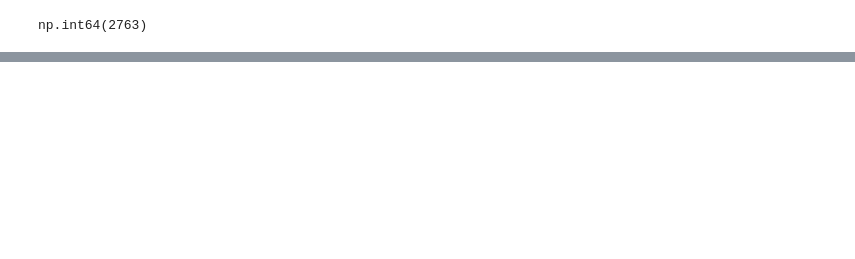
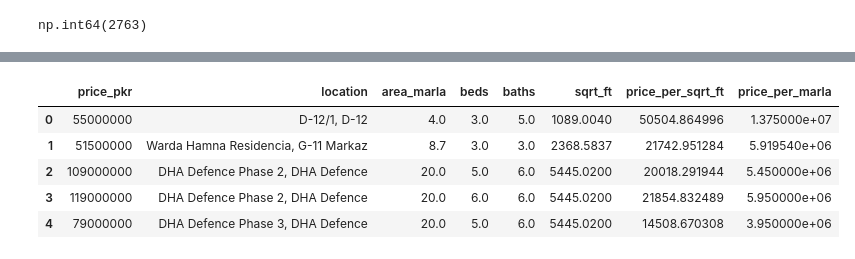
Before and after one commit to aliturab99/Islamabad_House_price_prediction_ML_Project, a Jupyter notebook: Zameen_com_Islamabad_Properties_Data_Science_Project.ipynb, the cells around one changed output, grey strips where cells are left out. Cells and saved outputs as stored; diff of their text form; code cells hidden in the pictures; blank space fills up the shorter version.

Commit message:
Adding New Sqrt_ft and its price feature and also adding price per marla With this cleaning Location names

```diff
--- a/Zameen_com_Islamabad_Properties_Data_Science_Project.ipynb
+++ b/Zameen_com_Islamabad_Properties_Data_Science_Project.ipynb
@@ -133,0 +139,3 @@ dtype: int64
+# %%
+df3["sqrt_ft"] = df["area_marla"] * 272.251
+df3.head()
@@ -133,0 +154,3 @@ dtype: int64
+# %%
+df3["price_per_sqrt_ft"] = df3["price_pkr"] / df3["sqrt_ft"]
+df3["price_per_marla"] = df3["price_pkr"] / df3["area_marla"]
@@ -133,0 +168,9 @@ dtype: int64
+# %%
+df3.head()
+# %% [output]
+|  | price_pkr | location | area_marla | beds | baths | sqrt_ft | price_per_sqrt_ft | price_per_marla |
+| 0 | 55000000 | D-12/1, D-12 | 4.0 | 3.0 | 5.0 | 1089.0040 | 50504.864996 | 1.375000e+07 |
+| 1 | 51500000 | Warda Hamna Residencia, G-11 Markaz | 8.7 | 3.0 | 3.0 | 2368.5837 | 21742.951284 | 5.919540e+06 |
+| 2 | 109000000 | DHA Defence Phase 2, DHA Defence | 20.0 | 5.0 | 6.0 | 5445.0200 | 20018.291944 | 5.450000e+06 |
+| 3 | 119000000 | DHA Defence Phase 2, DHA Defence | 20.0 | 6.0 | 6.0 | 5445.0200 | 21854.832489 | 5.950000e+06 |
+| 4 | 79000000 | DHA Defence Phase 3, DHA Defence | 20.0 | 5.0 | 6.0 | 5445.0200 | 14508.670308 | 3.950000e+06 |
```
Also changed, not shown: parts of 11 cells of this notebook.
